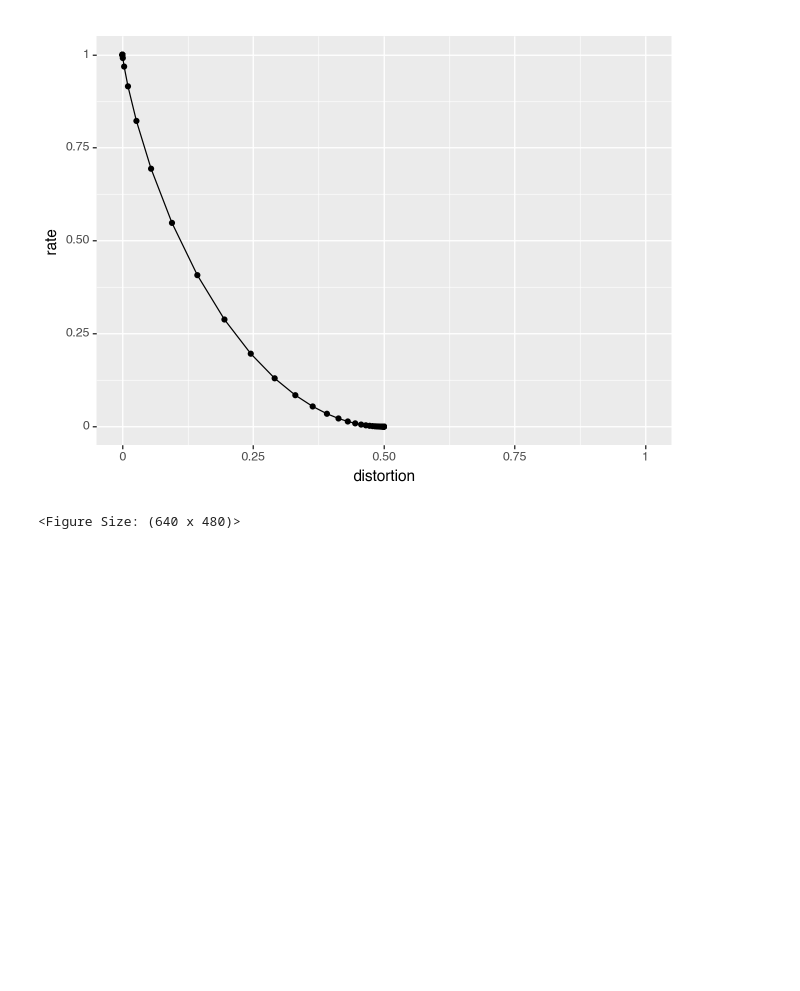
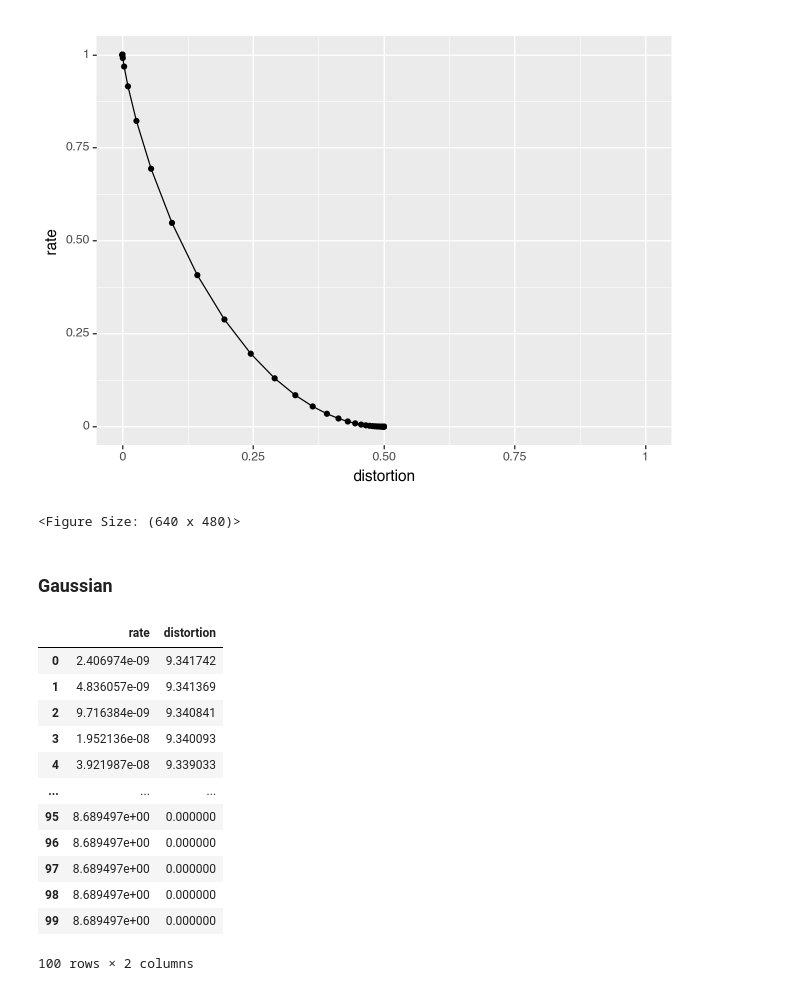
Before and after one commit to nathimel/rdot, a Jupyter notebook: src/examples/test_visualizations.ipynb, the cells around one changed output. Saved outputs shown, nothing was run; the diff lists cells and outputs as text; code cells hidden in the pictures; blank space fills up the shorter version.

```diff
--- a/src/examples/test_visualizations.ipynb
+++ b/src/examples/test_visualizations.ipynb
@@ -48,3 +51,5 @@ data
 # %% [output]
 [figure]
 <Figure Size: (640 x 480)>
+# %% [markdown]
+### Gaussian
@@ -50,0 +70,17 @@ data
+# %%
+data = pd.DataFrame(rd_values, columns=["rate", "distortion"])
+data
+# %% [output]
+|  | rate | distortion |
+| 0 | 2.406974e-09 | 9.341742 |
+| 1 | 4.836057e-09 | 9.341369 |
+| 2 | 9.716384e-09 | 9.340841 |
+| 3 | 1.952136e-08 | 9.340093 |
+| 4 | 3.921987e-08 | 9.339033 |
+| ... | ... | ... |
+| 95 | 8.689497e+00 | 0.000000 |
+| 96 | 8.689497e+00 | 0.000000 |
+| 97 | 8.689497e+00 | 0.000000 |
+| 98 | 8.689497e+00 | 0.000000 |
+| 99 | 8.689497e+00 | 0.000000 |
+100 rows × 2 columns
```
Also changed, not shown: parts of 9 cells of this notebook, 8 other files.
